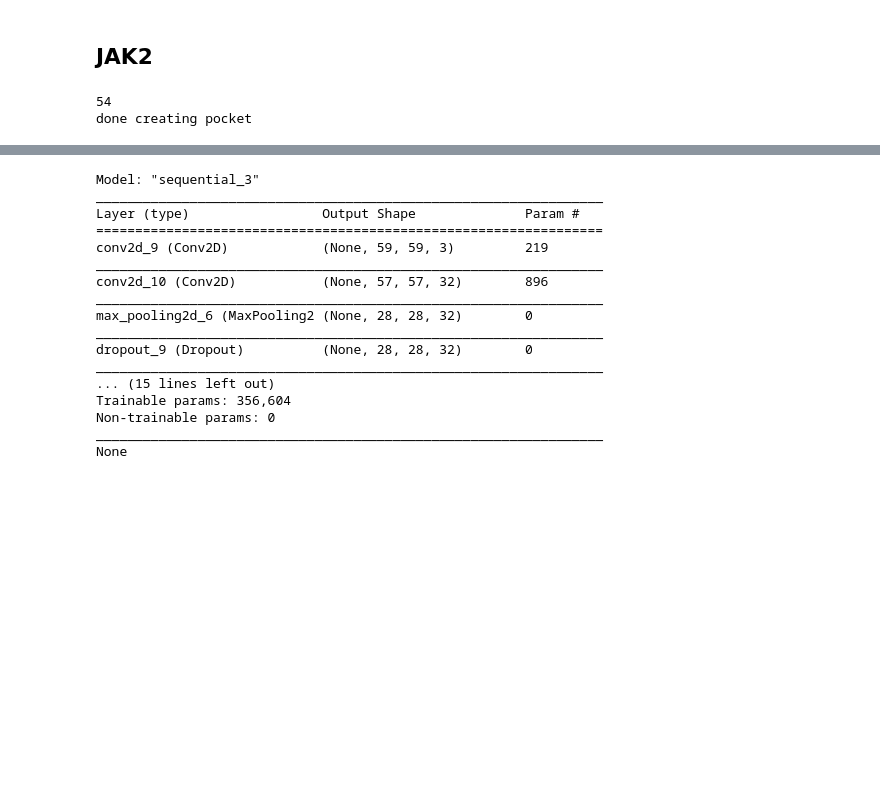
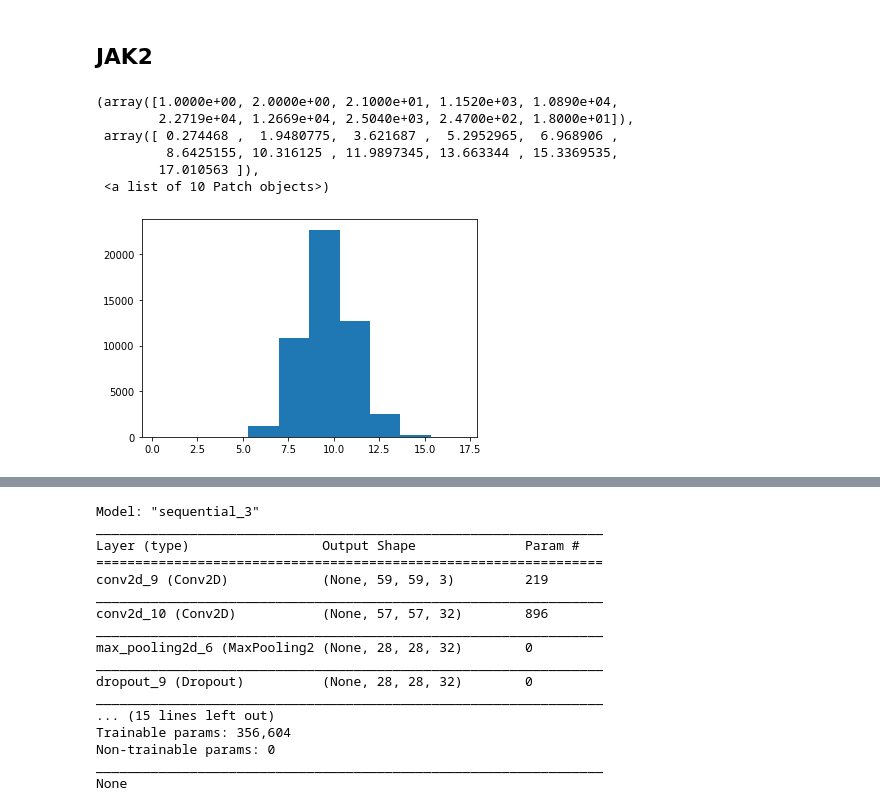
Before and after one commit to shahashka/ml-fragment, a Jupyter notebook: run_notebook.ipynb, the cells around one changed output, grey strips where cells are left out. Cells and saved outputs as stored; diff of their text form; code cells hidden in the pictures; blank space fills up the shorter version.

```diff
--- a/run_notebook.ipynb
+++ b/run_notebook.ipynb
@@ -403,23 +405,25 @@ def maker_w_strings(data):
 # %% [markdown]
 ## JAK2
 # %%
-maps_jak2=[]
-num_residues = save_pocket("results/5aep.pdb", "results/results_small.sdf", "results/pocket.pdb")
-print("done creating pocket")
-s, pdb_string = stringify("results/results.sdf", "results/pocket.pdb", 50223)
-pdb_string = [pdb_string for x in range(len(s))]
+# maps_jak2=[]
+# num_residues = save_pocket("results/5aep.pdb", "results/results_small.sdf", "results/pocket.pdb")
+# print("done creating pocket")
+# s, pdb_string = stringify("results/results.sdf", "results/pocket.pdb", 50223)
+# pdb_string = [pdb_string for x in range(len(s))]
 
-with multiprocessing.Pool(32) as p:
-    num_states = len(s)
-    data = list(zip(range(num_states), s, num_residues*np.ones(num_states,dtype=int), pdb_string))
-    itern = p.imap(maker_w_strings, data)
-    for i,p_contact_matrix in enumerate(tqdm(itern, total=num_states)):
-        maps_jak2.append(p_contact_matrix)
-p.close()
-p.join()
+# with multiprocessing.Pool(32) as p:
+#     num_states = len(s)
+#     data = list(zip(range(num_states), s, num_residues*np.ones(num_states,dtype=int), pdb_string))
+#     itern = p.imap(maker_w_strings, data)
+#     for i,p_contact_matrix in enumerate(tqdm(itern, total=num_states)):
+#         maps_jak2.append(p_contact_matrix)
+# p.close()
+# p.join()
+# images_jak2 = np.stack(maps_jak2,axis=0)
+# print(images_jak2.shape)
+# df_jak2 = pd.read_csv("results.csv")
+# docks = df_jak2["HYBRID Chemgauss4 score"].values
+# pickle.dump((images_jak2,docks),open("dset_jak2_8a_80x80_NEAREST.pkl","wb"),protocol=4)
-# %% [output]
-54
-done creating pocket
 # %%
 # num_residues = save_pocket("results/5aep.pdb", "results/results_small.sdf", "results/pocket_test.pdb")
 # print("done creating pocket")
@@ -440,0 +447,13 @@ done creating pocket
+# %%
+docks = np.abs(docks)
+scaler = MinMaxScaler()
+docks_scaled = scaler.fit_transform(docks.reshape(-1,1))
+plt.hist(docks)
+# %% [output]
+(array([1.0000e+00, 2.0000e+00, 2.1000e+01, 1.1520e+03, 1.0890e+04,
+        2.2719e+04, 1.2669e+04, 2.5040e+03, 2.4700e+02, 1.8000e+01]),
+ array([ 0.274468 ,  1.9480775,  3.621687 ,  5.2952965,  6.968906 ,
+         8.6425155, 10.316125 , 11.9897345, 13.663344 , 15.3369535,
+        17.010563 ]),
+ <a list of 10 Patch objects>)
+[figure, added]
```
Also changed, not shown: parts of 15 cells of this notebook.
